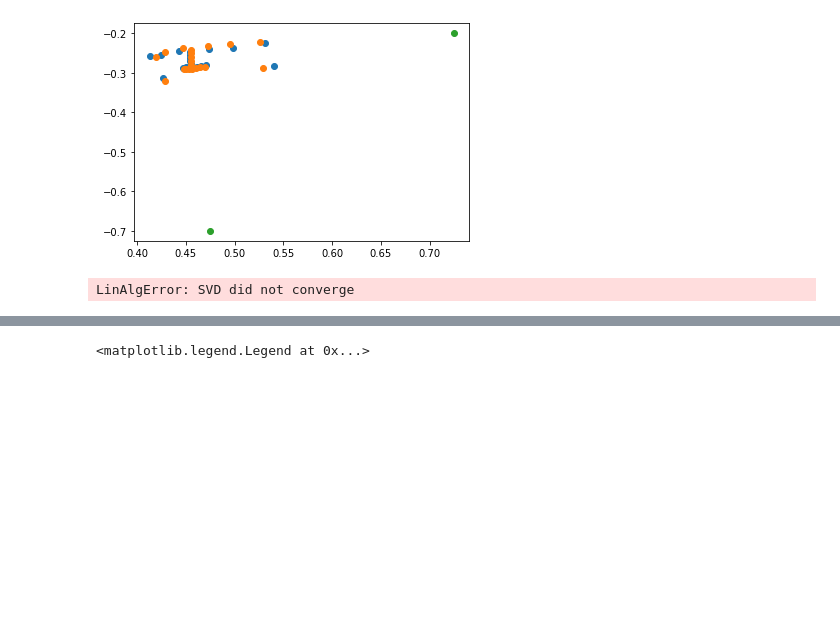
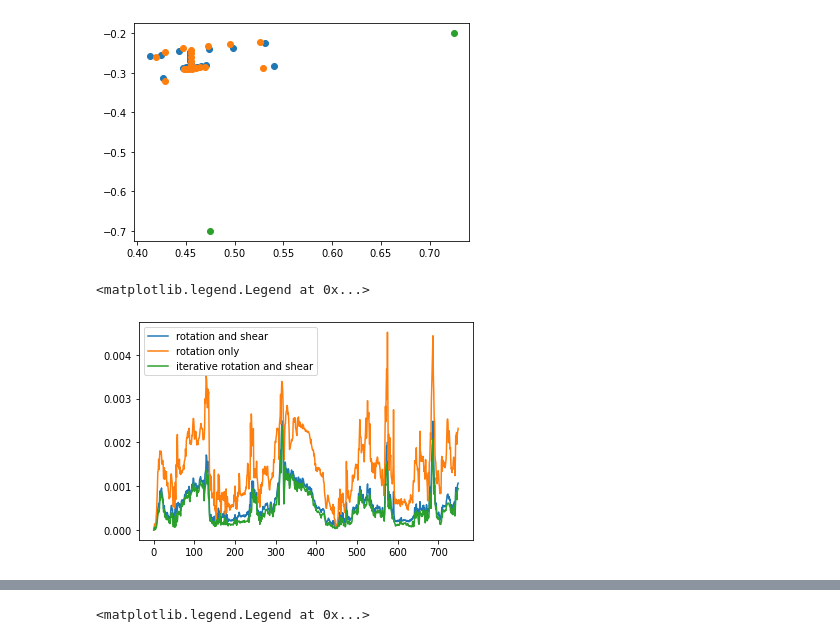
Before and after one commit to EvanSamaa/Motion_Paint, a Jupyter notebook: facial_landmarks_py/Facial normalization test.ipynb, the cells around one changed output, grey strips where cells are left out. Drawn from its saved outputs; the diff is of its cells as text; code cells hidden in the pictures; blank space fills up the shorter version.

```diff
--- a/facial_landmarks_py/Facial normalization test.ipynb
+++ b/facial_landmarks_py/Facial normalization test.ipynb
@@ -498,23 +487,24 @@ plt.show()
 # %%
 staticLandmarkIndices_alt = maping["nose"]["dorsum"]+maping["nose"]["tipLower"]+[127, 356, 132, 361]
 
-iterative_normalized_data_alt = iterativeNormalization(data, data[0], staticLandmarkIndices_alt, staticLandmarkIndices_alt)
+# iterative_normalized_data_alt = iterativeNormalization(data, data[0], staticLandmarkIndices_alt, staticLandmarkIndices_alt)
 
-iterative_normalized_data = iterativeNormalization(data, data[0], staticLandmarkIndices, staticLandmarkIndices)
-shear_rotated_data = shearNormalization(data, data[0], staticLandmarkIndices, rotation=True, rotation_landmarkset=staticLandmarkIndices)
-rotated_data = rotateToNeutral(data[0], data, staticLandmarkIndices)
+iterative_normalized_data = iterativeNormalization(data[0:750], data[0], staticLandmarkIndices, staticLandmarkIndices)
+shear_rotated_data = shearNormalization(data[0:750], data[0], staticLandmarkIndices, rotation=True, rotation_landmarkset=staticLandmarkIndices)
+rotated_data = rotateToNeutral(data[0], data[0:750], staticLandmarkIndices)
 fitting_error = shear_rotated_data[:, staticLandmarkIndices] - data[0, staticLandmarkIndices]
 fitting_error = np.square(fitting_error).sum(axis=2).sum(axis=1)
 plt.plot(fitting_error, label="rotation and shear")
 fitting_error = rotated_data[:, staticLandmarkIndices] - data[0, staticLandmarkIndices]
 fitting_error = np.square(fitting_error).sum(axis=2).sum(axis=1)
 plt.plot(fitting_error, label="rotation only")
 fitting_error = iterative_normalized_data[:, staticLandmarkIndices] - data[0, staticLandmarkIndices]
 fitting_error = np.square(fitting_error).sum(axis=2).sum(axis=1)
 plt.plot(fitting_error, label="iterative rotation and shear")
-fitting_error = iterative_normalized_data_alt[:, staticLandmarkIndices] - data[0, staticLandmarkIndices]
-fitting_error = np.square(fitting_error).sum(axis=2).sum(axis=1)
-plt.plot(fitting_error, label="iterative rotation and shear alt")
+# fitting_error = iterative_normalized_data_alt[:, staticLandmarkIndices] - data[0, staticLandmarkIndices]
+# fitting_error = np.square(fitting_error).sum(axis=2).sum(axis=1)
+# plt.plot(fitting_error, label="iterative rotation and shear alt")
 plt.legend()
 # %% [output]
-LinAlgError: SVD did not converge
+<matplotlib.legend.Legend at 0x...>
+[figure, added]
```
Also changed, not shown: parts of 17 cells of this notebook, 3 other files.
